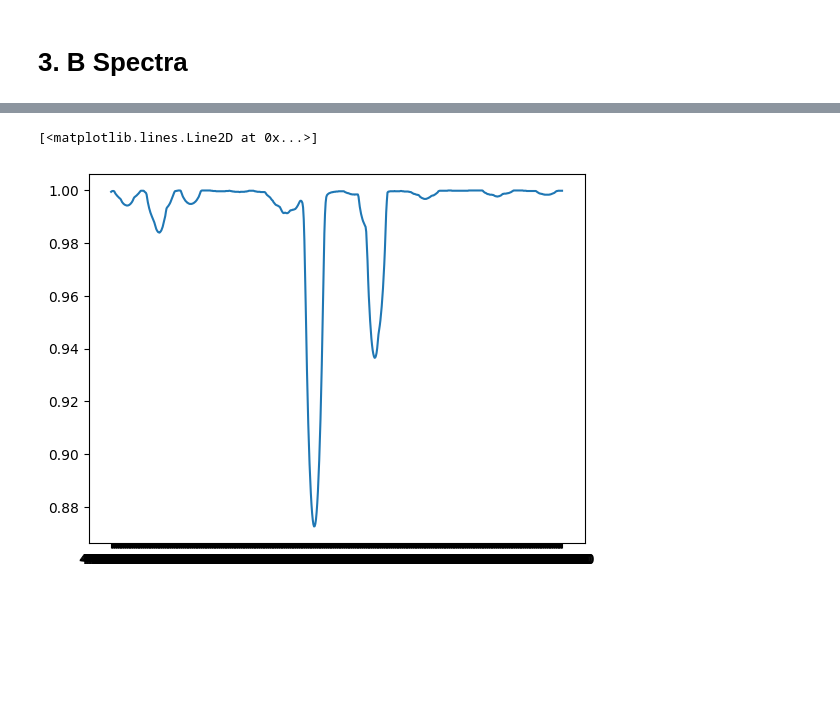
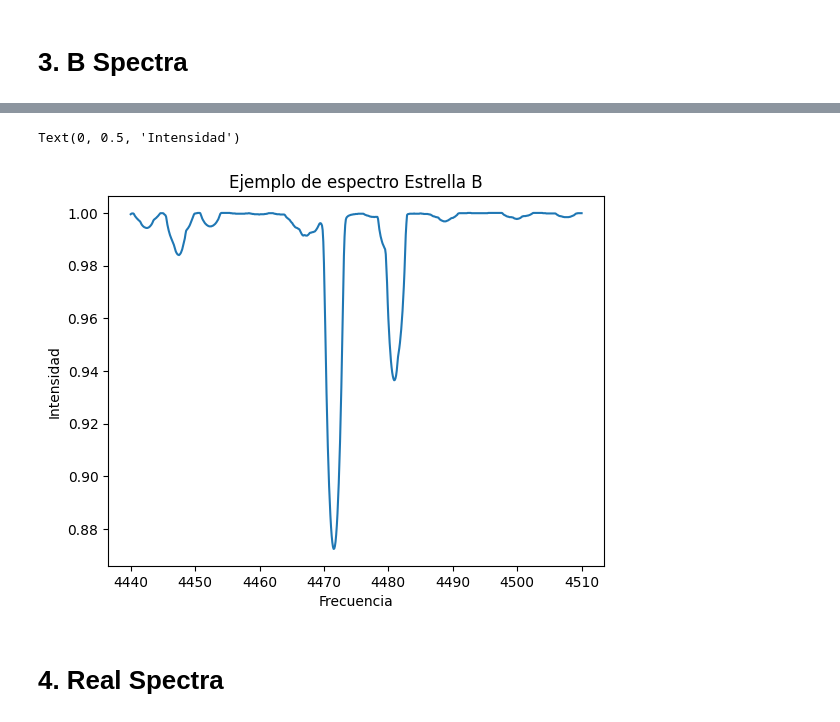
Before and after one commit to chum1ngo/StellarParametraPredictionDeepEnsemble, a Jupyter notebook: Resources/dataConversion.ipynb, the cells around one changed output, grey strips where cells are left out. Saved outputs shown, nothing was run; the diff lists cells and outputs as text; code cells hidden in the pictures; blank space fills up the shorter version.

```diff
--- a/Resources/dataConversion.ipynb
+++ b/Resources/dataConversion.ipynb
@@ -133,8 +133,13 @@ df.head()
 # %%
 import matplotlib.pyplot as plt
 target = ['temperature','g','v']
 x = df.drop(target,axis = 1)
-plt.plot(x.iloc[0])
+plt.plot(x.columns.map(float),x.iloc[0])
+plt.title('Ejemplo de espectro Estrella B')
+plt.xlabel('Frecuencia')
+plt.ylabel('Intensidad')
 # %% [output]
-[<matplotlib.lines.Line2D at 0x...>]
+Text(0, 0.5, 'Intensidad')
-[figure, old version]
+[figure, new version]
+# %% [markdown]
+# 4. Real Spectra
```
Also changed, not shown: parts of 12 cells of this notebook, 1 other file.
